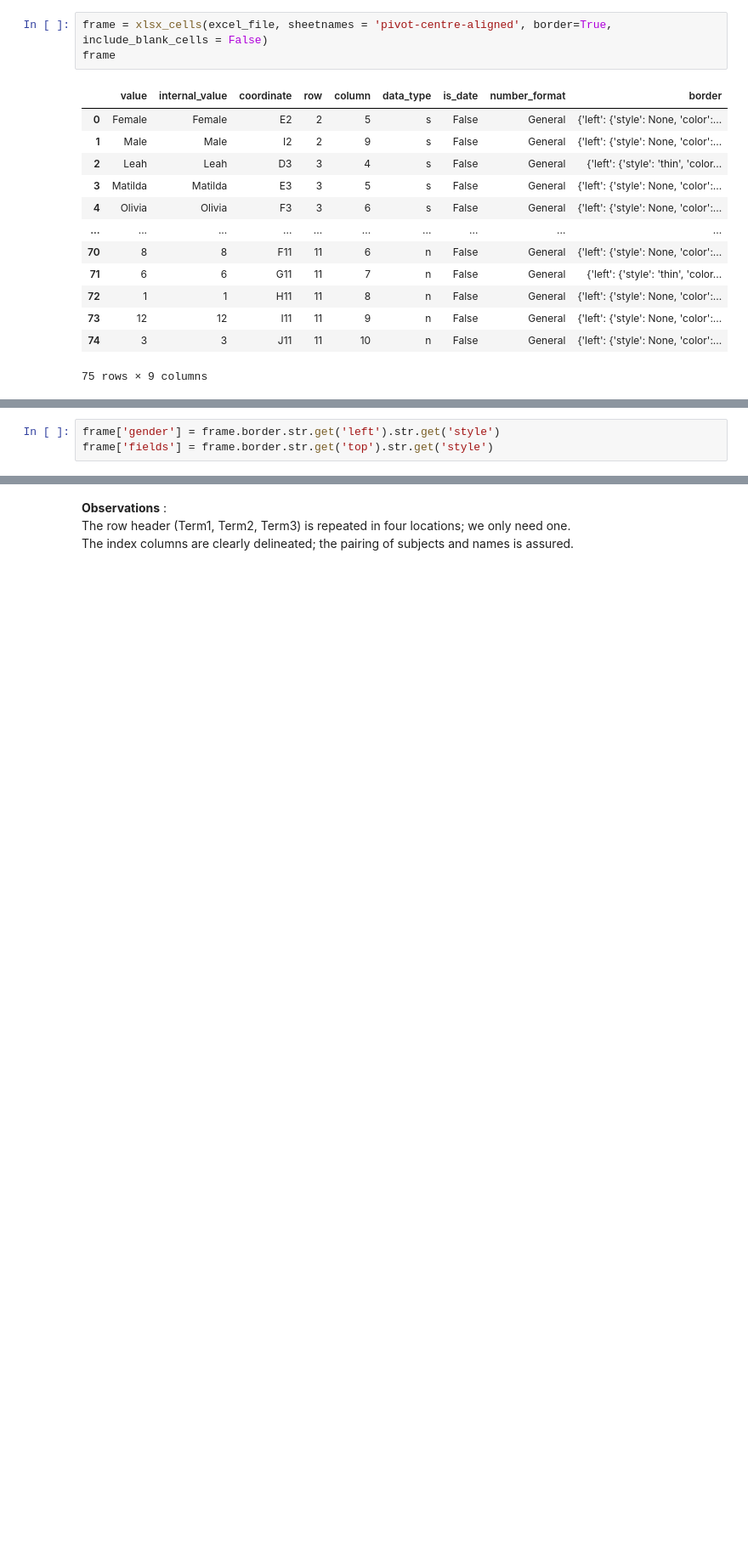
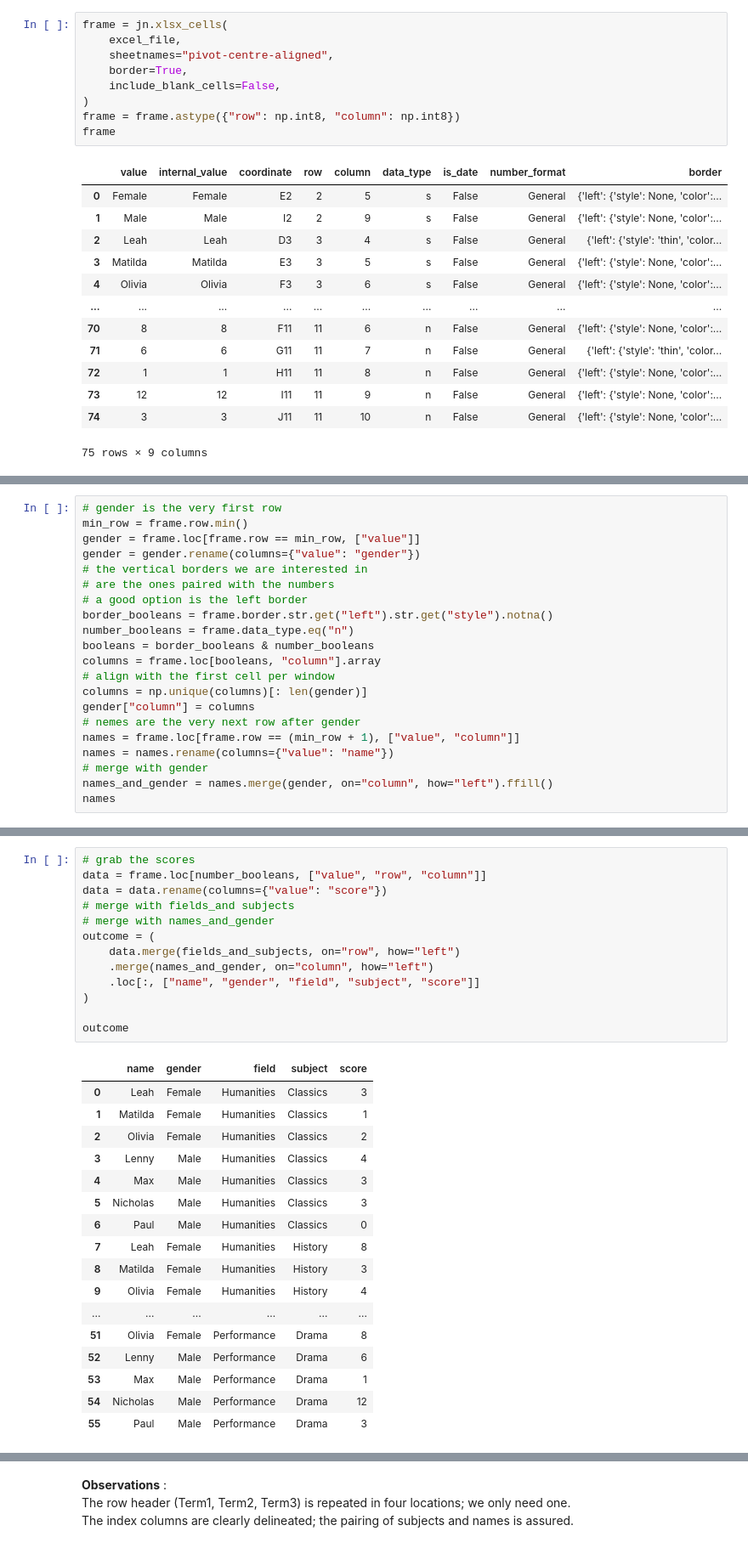
Before and after one commit to samukweku/data-wrangling-blog, a Jupyter notebook: _sources/notebooks/Pivot-Tables-Complex-Unpivoting.ipynb, the cells around one changed output, grey strips where cells are left out. Shown at 85% size. Cells and saved outputs as stored; diff of their text form; blank space fills up the shorter version.

```diff
--- a/_sources/notebooks/Pivot-Tables-Complex-Unpivoting.ipynb
+++ b/_sources/notebooks/Pivot-Tables-Complex-Unpivoting.ipynb
@@ -26,7 +39,13 @@ from janitor import xlsx_cells
 # %%
 excel_file = pd.ExcelFile("Data_files/worked-examples.xlsx")
 # %%
-frame = xlsx_cells(excel_file, sheetnames = 'pivot-centre-aligned', border=True, include_blank_cells = False)
+frame = jn.xlsx_cells(
+    excel_file,
+    sheetnames="pivot-centre-aligned",
+    border=True,
+    include_blank_cells=False,
+)
+frame = frame.astype({"row": np.int8, "column": np.int8})
 frame
 # %% [output]
 |  | value | internal_value | coordinate | row | column | data_type | is_date | number_format | border |
@@ -67,3 +63,0 @@ Once we have the relevant border coordinates, we can correctly link the `fields`
-# %%
-frame['gender'] = frame.border.str.get('left').str.get('style')
-frame['fields'] = frame.border.str.get('top').str.get('style')
@@ -168,0 +101,21 @@ We can merge the dataframes into one:
+# %%
+# gender is the very first row
+min_row = frame.row.min()
+gender = frame.loc[frame.row == min_row, ["value"]]
+gender = gender.rename(columns={"value": "gender"})
+# the vertical borders we are interested in
+# are the ones paired with the numbers
+# a good option is the left border
+border_booleans = frame.border.str.get("left").str.get("style").notna()
+number_booleans = frame.data_type.eq("n")
+booleans = border_booleans & number_booleans
+columns = frame.loc[booleans, "column"].array
+# align with the first cell per window
+columns = np.unique(columns)[: len(gender)]
+gender["column"] = columns
+# nemes are the very next row after gender
+names = frame.loc[frame.row == (min_row + 1), ["value", "column"]]
+names = names.rename(columns={"value": "name"})
+# merge with gender
+names_and_gender = names.merge(gender, on="column", how="left").ffill()
+names
@@ -169,3 +131,34 @@ We can merge the dataframes into one:
+# %%
+# grab the scores
+data = frame.loc[number_booleans, ["value", "row", "column"]]
+data = data.rename(columns={"value": "score"})
+# merge with fields_and subjects
+# merge with names_and_gender
+outcome = (
+    data.merge(fields_and_subjects, on="row", how="left")
+    .merge(names_and_gender, on="column", how="left")
+    .loc[:, ["name", "gender", "field", "subject", "score"]]
+)
+
+outcome
+# %% [output]
+|  | name | gender | field | subject | score |
+| 0 | Leah | Female | Humanities | Classics | 3 |
+| 1 | Matilda | Female | Humanities | Classics | 1 |
+| 2 | Olivia | Female | Humanities | Classics | 2 |
+| 3 | Lenny | Male | Humanities | Classics | 4 |
+| 4 | Max | Male | Humanities | Classics | 3 |
+| 5 | Nicholas | Male | Humanities | Classics | 3 |
+| 6 | Paul | Male | Humanities | Classics | 0 |
+| 7 | Leah | Female | Humanities | History | 8 |
+| 8 | Matilda | Female | Humanities | History | 3 |
+| 9 | Olivia | Female | Humanities | History | 4 |
+| ... | ... | ... | ... | ... | ... |
+| 51 | Olivia | Female | Performance | Drama | 8 |
+| 52 | Lenny | Male | Performance | Drama | 6 |
+| 53 | Max | Male | Performance | Drama | 1 |
+| 54 | Nicholas | Male | Performance | Drama | 12 |
+| 55 | Paul | Male | Performance | Drama | 3 |
 # %% [markdown]
 ### **Case 2: Repeated rows/columns of headers within the table**
 ![pivot-repeated-headers.png](Images/pivot-repeated-headers.png)
```
Also changed, not shown: parts of 34 cells of this notebook, 12 other files.
